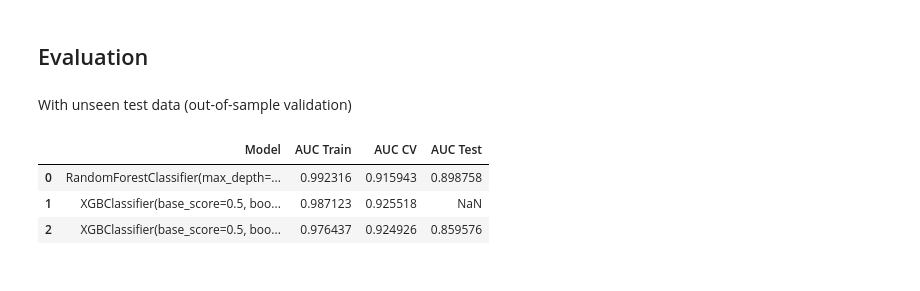
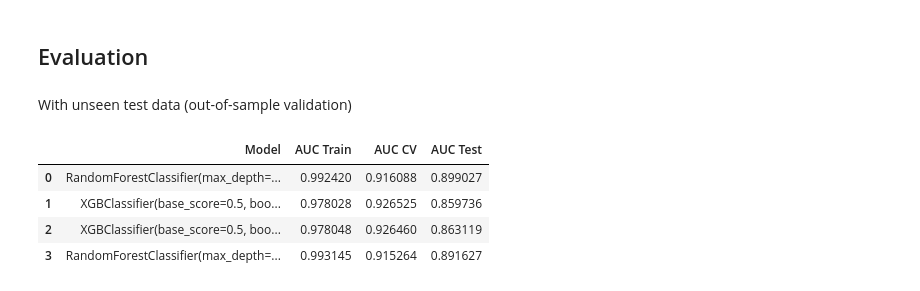
Before and after one commit to timo282/Tanzania_Pumps_Prediction, a Jupyter notebook: Prediction_Model_3_targets.ipynb, the cells around one changed output. Drawn from its saved outputs; the diff is of its cells as text; code cells hidden in the pictures.

```diff
--- a/Prediction_Model_3_targets.ipynb
+++ b/Prediction_Model_3_targets.ipynb
@@ -343,6 +389,6 @@ rs.best_params_
 # %%
 param_grid = [{
-    "n_estimators":[300, 350, 400, 450, 500],
+    "n_estimators":[300, 350, 400, 450, 500, 550],
     "max_depth": [16, 18, 20],
     #"bootstrap": [True, False]
 }]
@@ -399,6 +452,6 @@ rs.best_params_
 # %%
 param_grid = [{
-    "n_estimators":[25, 50, 100, 150],
+    "n_estimators":[100, 150, 200, 250, 300, 350],
     "max_depth": [4, 6, 8, 10],
     "learning_rate": [0.1, 0.5, 1]
 }]
@@ -521,3 +609,23 @@ auc_cv = cv_res["test_score"].mean()
 print(f"{auc_train}, {auc_cv}")
 # %% [output]
 0.9999999997066454, 0.9022388708551381
+# %%
+param_grid = [{
+    "n_estimators":[300, 350, 400, 450, 500, 550],
+    "max_depth": [16, 18, 20],
+}]
+
+rf_cf_w_opt = RandomForestClassifier(random_state=42)
+gs = GridSearchCV(rf_cf_w_opt, param_grid=param_grid, scoring="roc_auc_ovr", cv=5, n_jobs=-1)
+gs.fit(X_train, y_train, sample_weight=weights)#fit_params={'sample_weight': weights})
+
+rf_cf_w_opt = gs.best_estimator_
+
+rf_cf_w_opt.fit(X_train, y_train, sample_weight=weights)
+y_pred = rf_cf_w_opt.predict_proba(X_train)
+
+auc_train = roc_auc_score(y_train, y_pred, multi_class='ovr')
+cv_res = cross_validate(estimator=rf_cf_w_opt, X=X_train, y=y_train, cv=5, scoring='roc_auc_ovr')
+auc_cv = cv_res["test_score"].mean()
+
+df_tuned.loc[len(df_tuned)] = [str(rf_cf_w_opt), auc_train, auc_cv]
@@ -550,14 +732,18 @@ X_test = col_trans.transform(X=df_test)
 # %%
 auc_test_rf = roc_auc_score(y_test, rf_cf_opt.predict_proba(X_test), multi_class='ovr')
 auc_test_xgb = roc_auc_score(y_test, xgb_cf_opt.predict_proba(X_test), multi_class='ovr')
+# %%
+auc_test_rf_w = roc_auc_score(y_test, rf_cf_w_opt.predict_proba(X_test), multi_class='ovr')
+auc_test_xgb_w = roc_auc_score(y_test, xgb_cf_w_opt.predict_proba(X_test), multi_class='ovr')
 # %%
-df_tuned["AUC Test"] = [auc_test_rf, np.nan, auc_test_xgb]
+df_tuned["AUC Test"] = [auc_test_rf, auc_test_xgb, auc_test_xgb_w, auc_test_rf_w]
 df_tuned
 # %% [output]
 |  | Model | AUC Train | AUC CV | AUC Test |
-| 0 | RandomForestClassifier(max_depth=... | 0.992316 | 0.915943 | 0.898758 |
-| 1 | XGBClassifier(base_score=0.5, boo... | 0.987123 | 0.925518 | NaN |
-| 2 | XGBClassifier(base_score=0.5, boo... | 0.976437 | 0.924926 | 0.859576 |
+| 0 | RandomForestClassifier(max_depth=... | 0.992420 | 0.916088 | 0.899027 |
+| 1 | XGBClassifier(base_score=0.5, boo... | 0.978028 | 0.926525 | 0.859736 |
+| 2 | XGBClassifier(base_score=0.5, boo... | 0.978048 | 0.926460 | 0.863119 |
+| 3 | RandomForestClassifier(max_depth=... | 0.993145 | 0.915264 | 0.891627 |
 # %%
 from yellowbrick.classifier import ROCAUC
 
```
Also changed, not shown: parts of 36 cells of this notebook, 1 other file.
